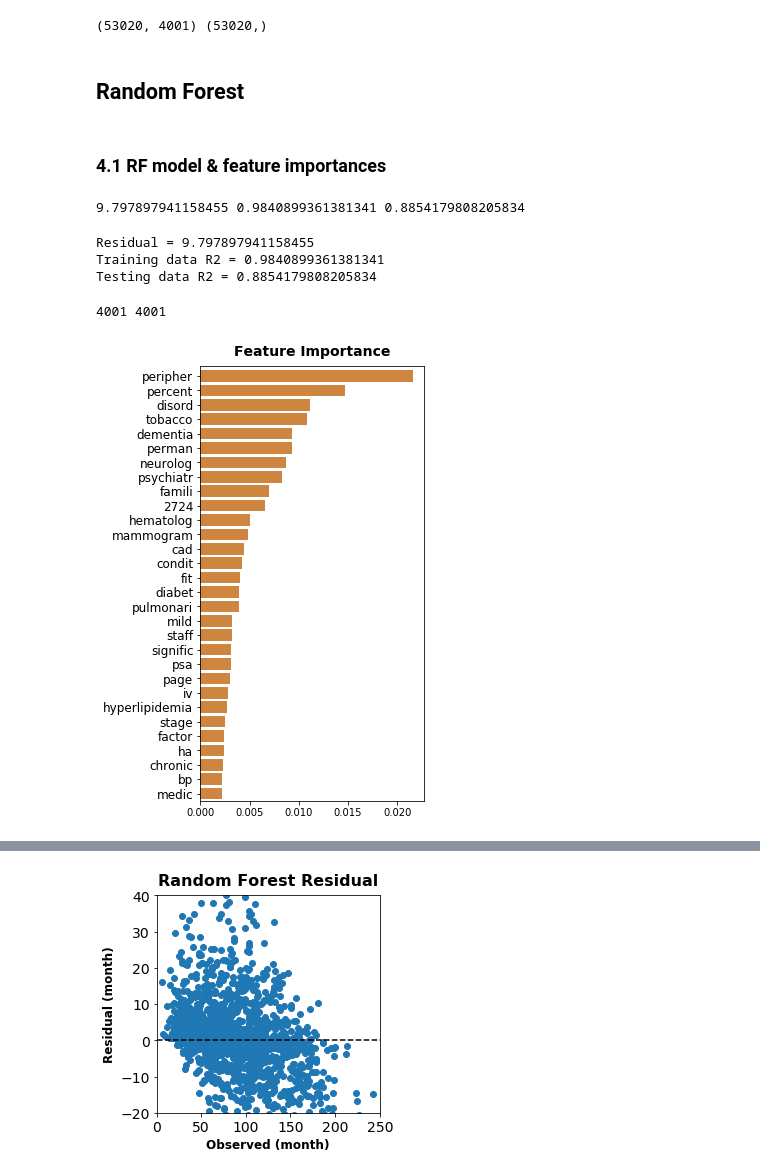
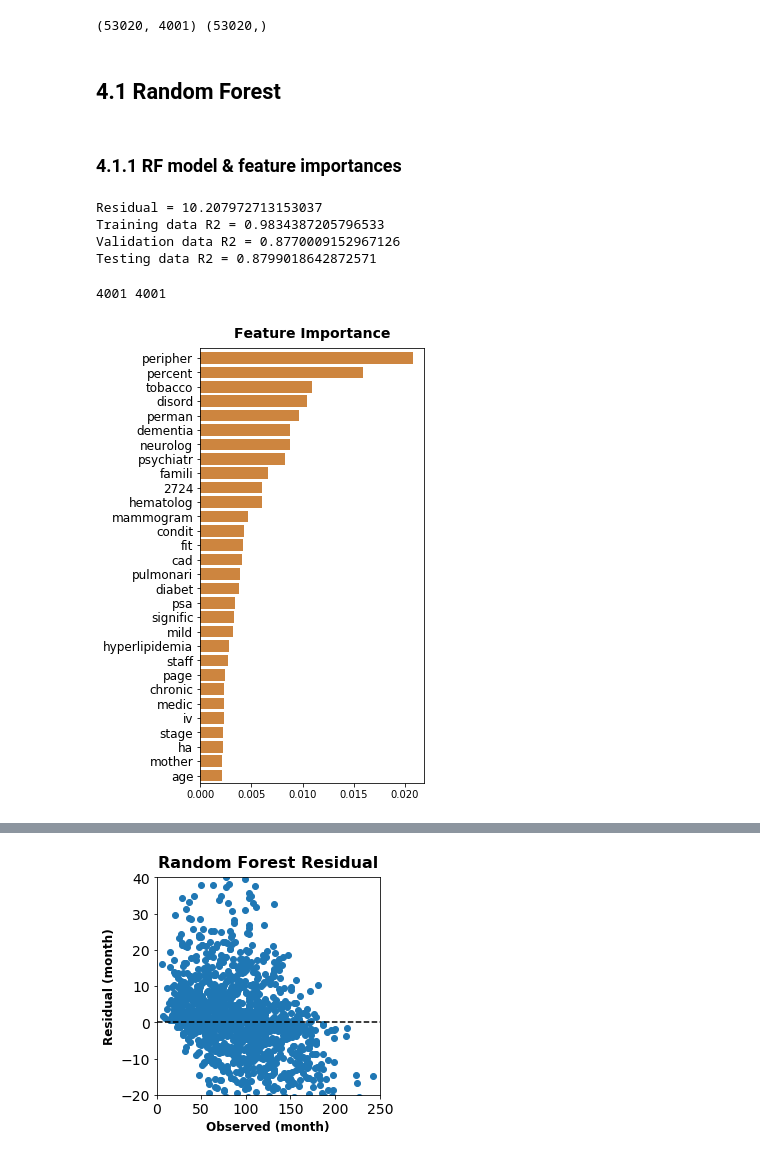
Before and after one commit to Clairehw/LifeSpan, a Jupyter notebook: LifeSpan.ipynb, the cells around one changed output, grey strips where cells are left out. Cells and saved outputs as stored; diff of their text form; code cells hidden in the pictures.

```diff
--- a/LifeSpan.ipynb
+++ b/LifeSpan.ipynb
@@ -76,7 +76,7 @@ print(data.shape, datafilt.shape) #97% data remained
 # %% [output]
 (54143, 8) (52516, 8)
 # %%
-eda = ['age','le','len_notes']
+eda = ['age','lifespan','len_notes']
 title = ['Age Distribution','Remaining Life Span','Medical Notes Length']
 color = ['gold','aqua','pink']
 xla =['Age (year)','Month','Words per Note']
@@ -219,8 +216,8 @@ data = pd.read_pickle('clean_note_spacy_vec_lss_spacy.pkl') #load data for tf-id
 from sklearn.feature_extraction.text import CountVectorizer, TfidfVectorizer
 
 # transform len_lss
-filt = (data['len_lss']<=2000) & (data['len_lss']>=50) & (data['le'] <=250) & (data['age'] <=100) & (data['age'] >=60)
-data_tfidf = data[filt][['age', 'le','le_year','lss_notes','lss_corpus']]
+filt = (data['len_lss']<=2000) & (data['len_lss']>=50) & (data['lifespan'] <=250) & (data['age'] <=100) & (data['age'] >=60)
+data_tfidf = data[filt][['age', 'lifespan','ls_year','lss_notes','lss_corpus']]
 
 corpus = data_tfidf['lss_corpus'].tolist()
 vec = CountVectorizer()
@@ -273,7 +270,7 @@ x_age = np.expand_dims(data_tfidf['age'].to_numpy(), axis = 1)
 
 # X y from tf-idf for Model
 X = np.hstack((x_age, X))
-y = data_tfidf['le'].to_numpy()
+y = data_tfidf['lifespan'].to_numpy()
 # %%
 print(X.shape, y.shape)
 # %% [output]
@@ -291,3 +284,18 @@ X_train, X_test, y_train, y_test = train_test_split(X, y, test_size=0.2, random_
+# %%
+from sklearn.model_selection import train_test_split
+# 80%/20% split for train/test
+X_train, X_test, y_train, y_test = train_test_split(X, y, test_size=0.2, random_state=42)
+
+# 70%/10%/20% split for train/validation/test
+# X_trainval, X_test, y_trainval, y_test = train_test_split(X, y, test_size=0.2, random_state=42)
+# X_train, X_val, y_train, y_val = train_test_split(X_trainval, y_trainval, test_size=0.125, random_state=42)
+
+# # normalization of age based on min and max of x-train
+a = X_train[:, 0].max()
+b = X_train[:, 0].min()
+X_train[:, 0] = (X_train[:, 0]-b)/(a-b)
+# X_val[:, 0] = (X_val[:, 0]-b)/(a-b)
+X_test[:, 0] = (X_test[:, 0]-b)/(a-b)
 # %%
 # normalization of age based on min and max of x-train
 a = X_train[:, 0].max()
@@ -301,34 +309,36 @@ df_pred_ytest = pd.DataFrame()
 df_pred_ytrain = pd.DataFrame()
 df_score = pd.DataFrame(index=['MAE','train_r2','test_r2'])
 # %% [markdown]
-##  Random Forest
+##  4.1 Random Forest
 # %% [markdown]
-### 4.1 RF model & feature importances
+### 4.1.1 RF model & feature importances
 # %%
 from sklearn.ensemble import RandomForestRegressor
-reg_rf = RandomForestRegressor(n_estimators = 30, random_state = 0)
+reg_rf = RandomForestRegressor(n_estimators = 35, random_state = 0)
 
 reg_rf = RandomForestRegressor().fit(X_train, y_train)
+
+y_train_rf = reg_rf.predict(X_train)
+# y_val_rf = reg_rf.predict(X_val)
 y_test_rf = reg_rf.predict(X_test)
-y_train_rf = reg_rf.predict(X_train)
 
 # feature importances from model
 importances = reg_rf.feature_importances_
 
 # R squared from model
 rf_train_score = reg_rf.score(X_train, y_train)
+# rf_val_score = reg_rf.score(X_val, y_val)
 rf_test_score = reg_rf.score(X_test, y_test)
 
 # calculate mean absolute residual
 rf_mae = sum(np.absolute(y_test_rf - y_test))/y_test.size
-# %% [output]
-9.797897941158455 0.9840899361381341 0.8854179808205834
 # %%
-print('Residual = {} \nTraining data R2 = {} \nTesting data R2 = {}'.format(rf_mae, rf_train_score, rf_test_score))
+print('Residual = {} \nTraining data R2 = {} \nValidation data R2 = {} \nTesting data R2 = {}'.format(rf_mae, rf_train_score, rf_val_score, rf_test_score))
 # %% [output]
-Residual = 9.797897941158455
-Training data R2 = 0.9840899361381341
-Testing data R2 = 0.8854179808205834
+Residual = 10.207972713153037
+Training data R2 = 0.9834387205796533
+Validation data R2 = 0.8770009152967126
+Testing data R2 = 0.8799018642872571
 # %%
 # save predicted training and testing data into dataframe
 df_pred_ytrain['y_train_rf'] = y_train_rf
@@ -337,21 +347,22 @@ df_score['rf'] =[rf_mae, rf_train_score, rf_test_score]
 # %%
 # plot feature importances
 vip_idx = np.argsort(np.absolute(importances))[::-1]
 importances_sort = [importances[i] for i in vip_idx]
 
 vocab.insert(0,'age')
 vip_name = [vocab[i] for i in vip_idx]
 print(len(vocab), len(vip_name))
 
 plt.figure(figsize=(4,8))
 plt.barh(range(30)[::-1], importances_sort[1:31], color = 'peru')
 plt.yticks(range(30)[::-1], vip_name[1:31], rotation =0, fontsize =12)
+plt.xlabel("Importances")
 plt.ylim(-0.5,29.7)
 plt.title('Feature Importance', fontweight='bold', pad =10, fontsize=14)
 plt.show()
 # %% [output]
 4001 4001
-[figure, old version]
+[figure, new version]
 # %%
 # plot R-squared graphs
 plt.figure(figsize=(8,8))
```
Also changed, not shown: parts of 20 cells of this notebook, 3 other files.
